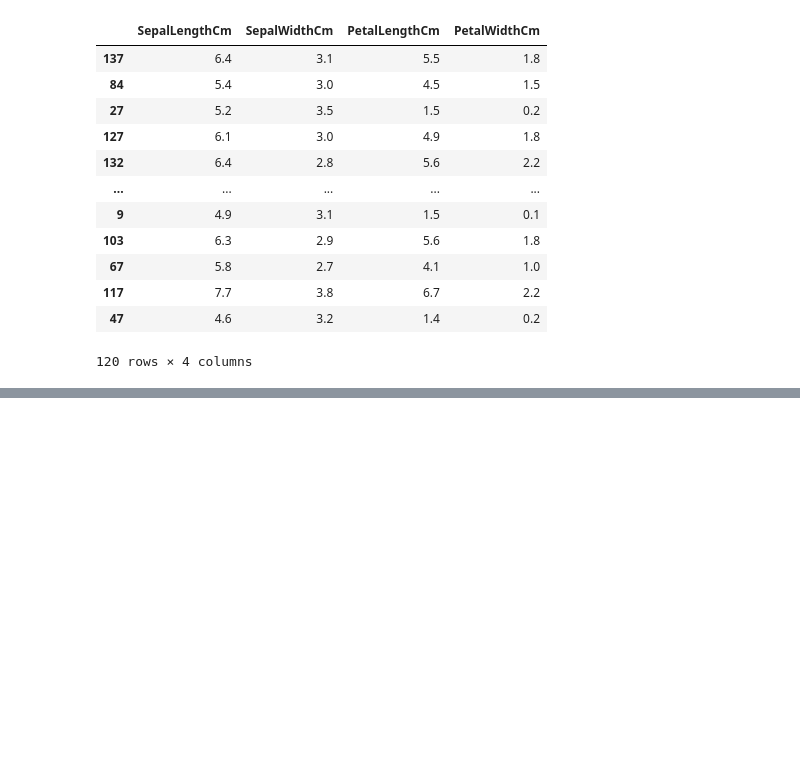
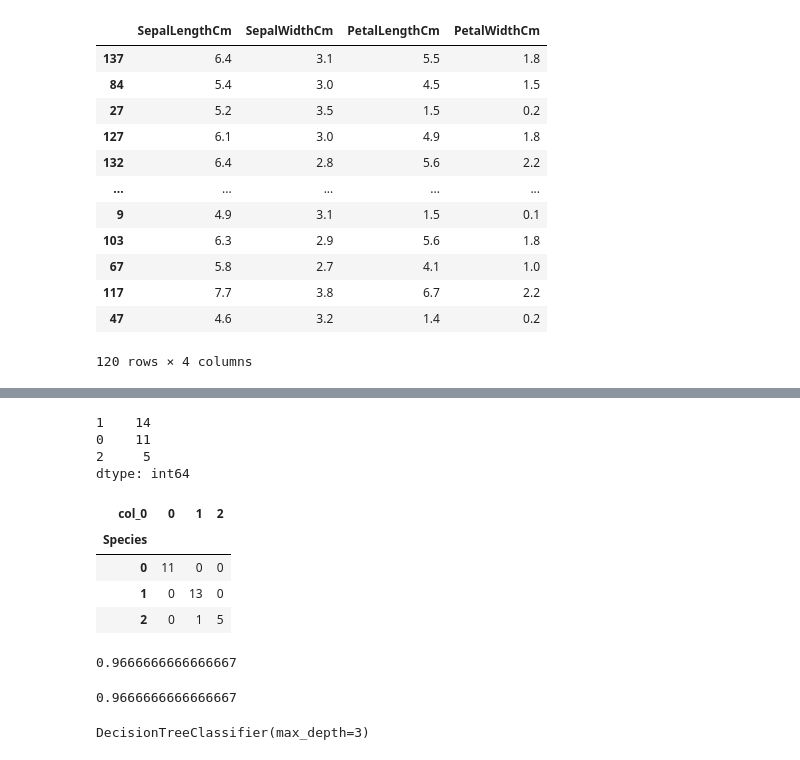
Before and after one commit to Ravindrakumarnayak/Machine_learning, a Jupyter notebook: decision_tree_practice_iris.ipynb, the cells around one changed output, grey strips where cells are left out. Saved outputs shown, nothing was run; the diff lists cells and outputs as text; code cells hidden in the pictures; blank space fills up the shorter version.

```diff
--- a/decision_tree_practice_iris.ipynb
+++ b/decision_tree_practice_iris.ipynb
@@ -147,0 +257,24 @@ x_train
+# %%
+preds=model.predict(x_test)
+pd.Series(preds).value_counts()
+# %% [output]
+1    14
+0    11
+2     5
+dtype: int64
+# %%
+pd.crosstab(y_test, preds)
+# %% [output]
+| col_0 | 0 | 1 | 2 |
+| Species |  |  |  |
+| 0 | 11 | 0 | 0 |
+| 1 | 0 | 13 | 0 |
+| 2 | 0 | 1 | 5 |
+# %%
+np.mean(preds==y_test)
+# %% [output]
+0.9666666666666667
+# %%
+(11+13+5)/(11+13+5+1)
+# %% [output]
+0.9666666666666667
@@ -147,0 +285,4 @@ x_train
+# %%
+model_gini.fit(x_train,y_train)
+# %% [output]
+DecisionTreeClassifier(max_depth=3)
```
Also changed, not shown: parts of 24 cells of this notebook.
